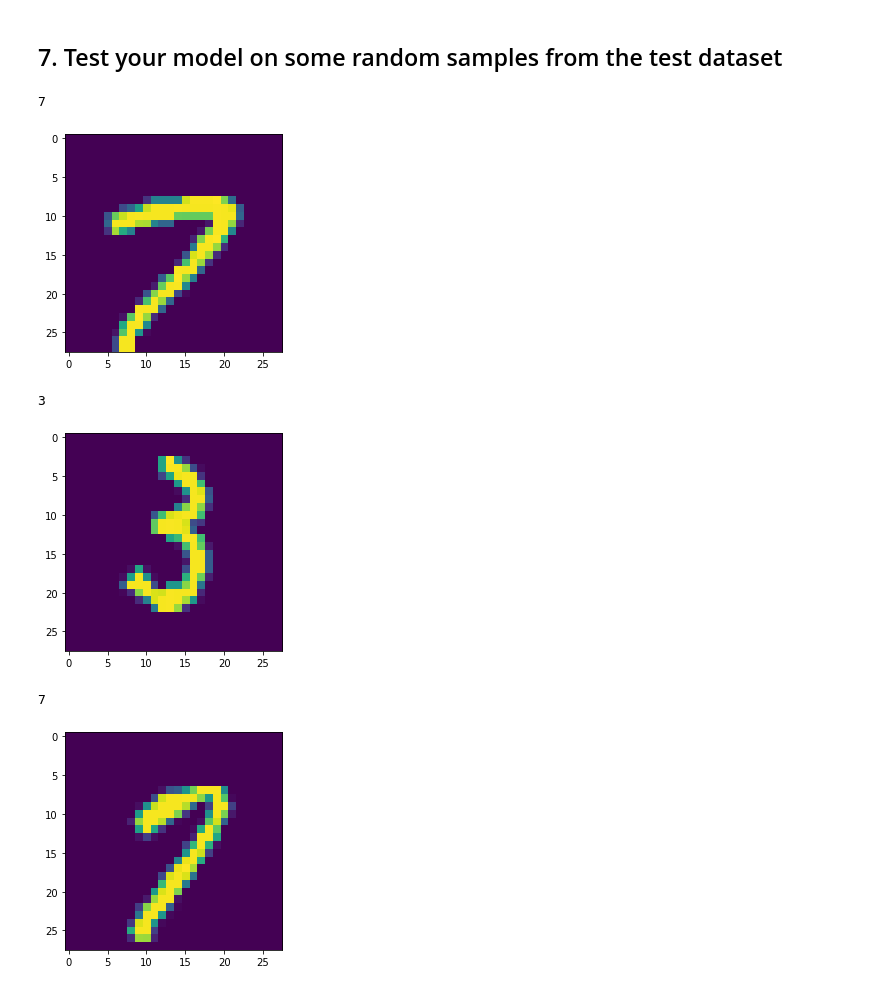
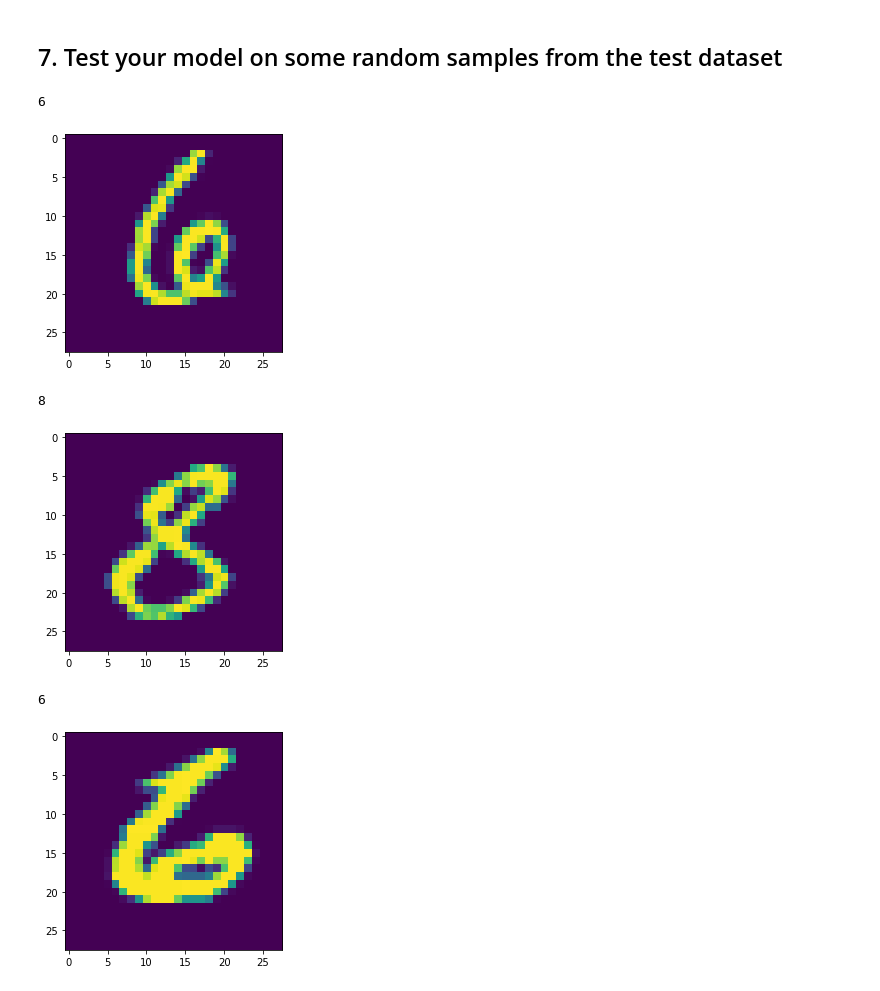
Before and after one commit to larryschirmer/art_style_transfer, a Jupyter notebook: cassify_mnist.ipynb, the cells around one changed output. Cells and saved outputs as stored; diff of their text form; code cells hidden in the pictures.

Commit message:
use test images to test modal

```diff
--- a/cassify_mnist.ipynb
+++ b/cassify_mnist.ipynb
@@ -175,27 +175,27 @@ model.save('classify_mnist.h5')
 # %%
 test_image = 123
 
-pred = model.predict(tf.convert_to_tensor([x_train[test_image]]))
-plt.imshow(train_images[test_image])
+pred = model.predict(tf.convert_to_tensor([x_test[test_image]]))
+plt.imshow(test_images[test_image])
 print(np.argmax(pred))
 # %% [output]
-7
+6
-[figure, old version]
+[figure, new version]
 # %%
 test_image = 1234
 
-pred = model.predict(tf.convert_to_tensor([x_train[test_image]]))
-plt.imshow(train_images[test_image])
+pred = model.predict(tf.convert_to_tensor([x_test[test_image]]))
+plt.imshow(test_images[test_image])
 print(np.argmax(pred))
 # %% [output]
-3
+8
-[figure, old version]
+[figure, new version]
 # %%
 test_image = 9999
 
-pred = model.predict(tf.convert_to_tensor([x_train[test_image]]))
-plt.imshow(train_images[test_image])
+pred = model.predict(tf.convert_to_tensor([x_test[test_image]]))
+plt.imshow(test_images[test_image])
 print(np.argmax(pred))
 # %% [output]
-7
+6
-[figure, old version]
+[figure, new version]
```
Also changed, not shown: parts of 2 cells of this notebook, 1 other file.
